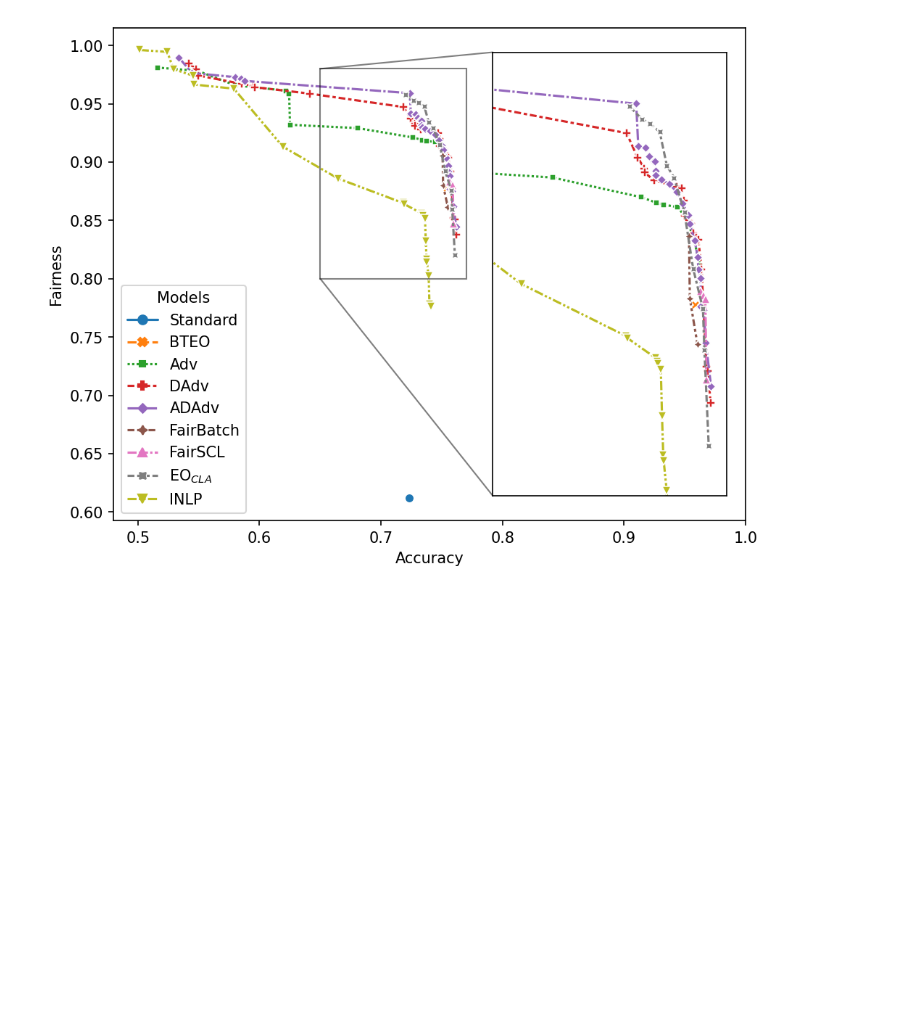
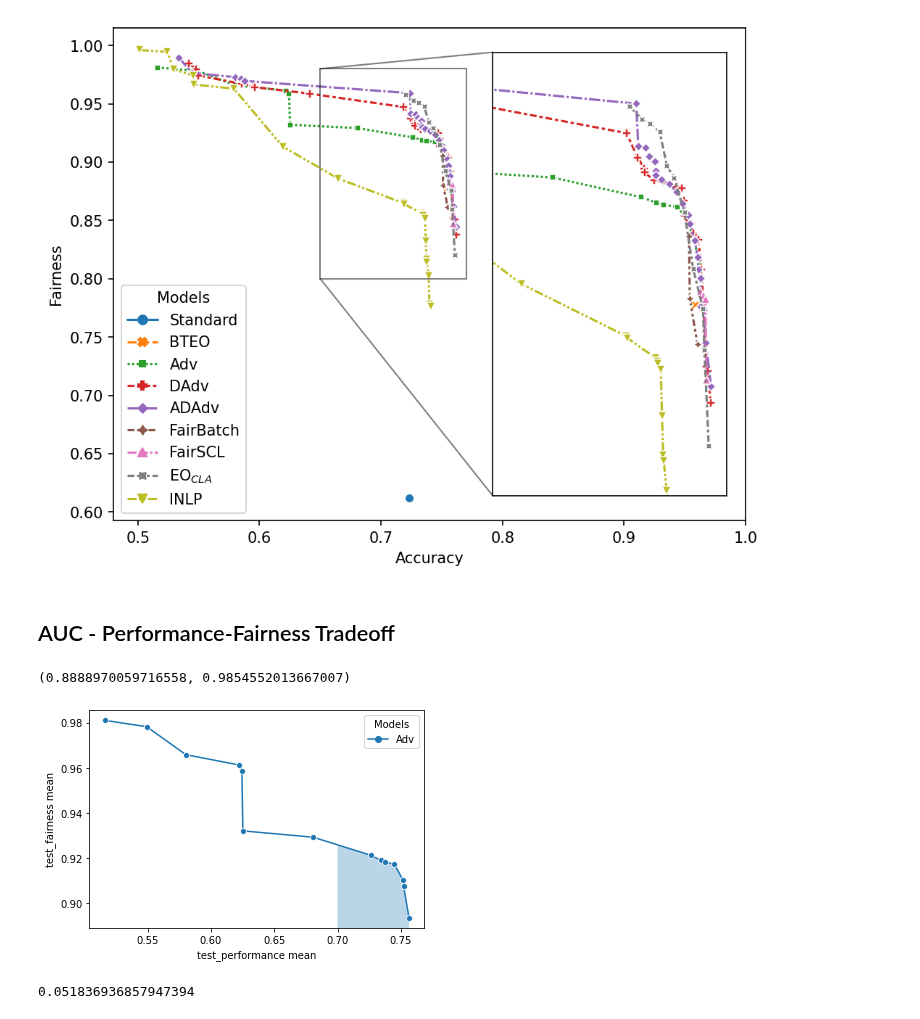
Before and after one commit to Libr-AI/fairlib, a Jupyter notebook: tutorial/plot_gallery.ipynb, the cells around one changed output. Saved outputs shown, nothing was run; the diff lists cells and outputs as text; code cells hidden in the pictures; blank space fills up the shorter version.

```diff
--- a/tutorial/plot_gallery.ipynb
+++ b/tutorial/plot_gallery.ipynb
@@ -63,3 +65,45 @@ fairlib.analysis.utils.make_zoom_plot(
     )
 # %% [output]
 [figure]
+# %% [markdown]
+## AUC - Performance-Fairness Tradeoff
+# %%
+adv_pareto_df = Moji_plot_df[Moji_plot_df["Models"]=="Adv"]
+
+image = sns.lineplot(
+            data=adv_pareto_df,
+            x="test_performance mean",
+            y="test_fairness mean",
+            hue="Models",
+            markers=True,
+            style="Models",
+        )
+
+_xlim = image.axes.get_xlim()
+_ylim = image.axes.get_ylim()
+
+_tmp_df = fairlib.analysis.utils.auc_performance_fairness_tradeoff(
+    adv_pareto_df,
+    # random_performance = 0.5,
+    performance_threshold = 0.70,
+    # interpolation = "constant",
+    interpolation = "linear",
+    )[1]
+
+plt.fill_between(_tmp_df["test_performance mean"], _tmp_df["test_fairness mean"],  alpha=0.30)
+
+plt.xlim(_xlim)
+plt.ylim(_ylim)
+# %% [output]
+(0.8888970059716558, 0.9854552013667007)
+[figure, added]
+# %%
+fairlib.analysis.utils.auc_performance_fairness_tradeoff(
+    adv_pareto_df,
+    # random_performance = 0.5,
+    performance_threshold = 0.70,
+    # interpolation = "constant",
+    interpolation = "linear",
+    )[0]
+# %% [output]
+0.051836936857947394
```
Also changed, not shown: parts of 2 cells of this notebook.
